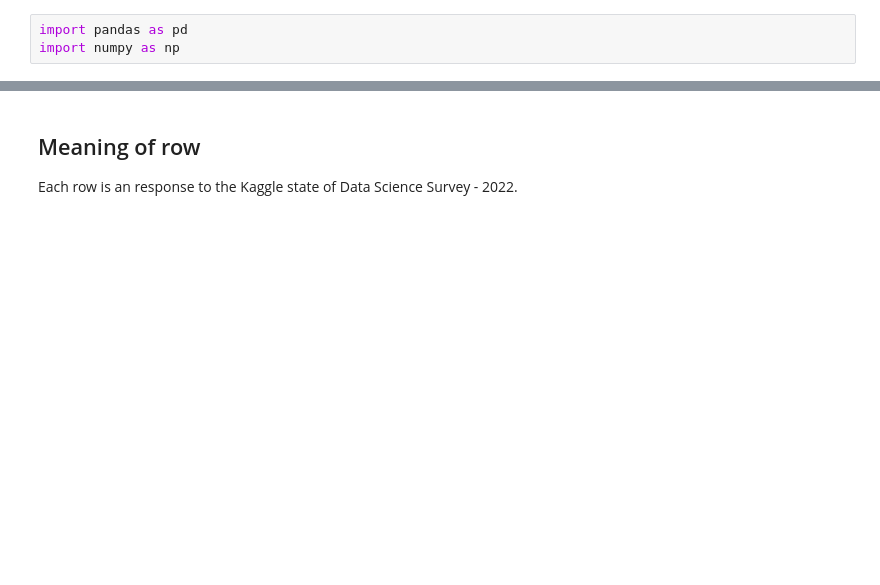
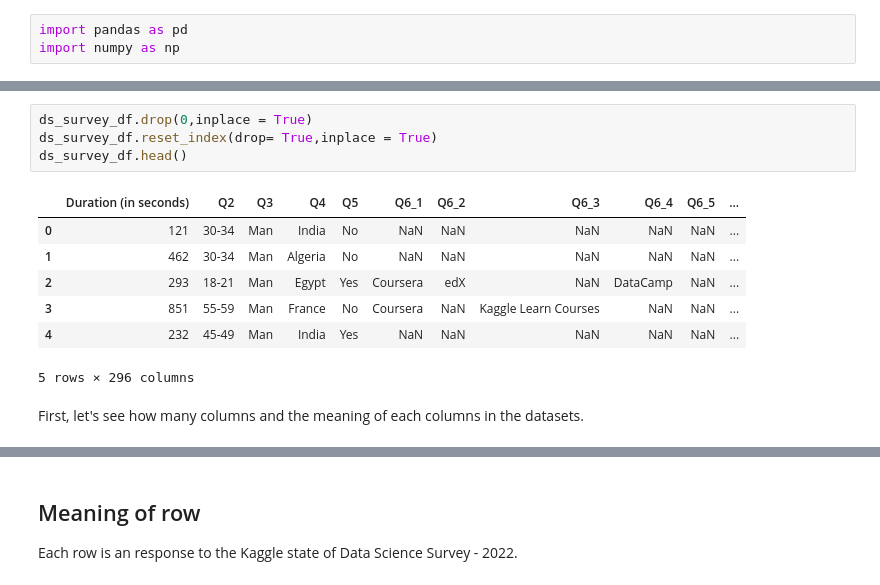
Before and after one commit to HTNam1710/P4DS_FinalProject, a Jupyter notebook: Source/data_exploration.ipynb, the cells around one changed output, grey strips where cells are left out. Cells and saved outputs as stored; diff of their text form; blank space fills up the shorter version.

```diff
--- a/Source/data_exploration.ipynb
+++ b/Source/data_exploration.ipynb
@@ -14 +22,15 @@ ds_survey_df = ds_survey_df.drop(0)
+# %%
+ds_survey_df.drop(0,inplace = True)
+ds_survey_df.reset_index(drop= True,inplace = True)
+ds_survey_df.head()
+# %% [output]
+|  | Duration (in seconds) | Q2 | Q3 | Q4 | Q5 | Q6_1 | Q6_2 | Q6_3 | Q6_4 | Q6_5 | ... |
+| 0 | 121 | 30-34 | Man | India | No | NaN | NaN | NaN | NaN | NaN | ... |
+| 1 | 462 | 30-34 | Man | Algeria | No | NaN | NaN | NaN | NaN | NaN | ... |
+| 2 | 293 | 18-21 | Man | Egypt | Yes | Coursera | edX | NaN | DataCamp | NaN | ... |
+| 3 | 851 | 55-59 | Man | France | No | Coursera | NaN | Kaggle Learn Courses | NaN | NaN | ... |
+| 4 | 232 | 45-49 | Man | India | Yes | NaN | NaN | NaN | NaN | NaN | ... |
+5 rows × 296 columns
+# %% [markdown]
+First, let's see how many columns and the meaning of each columns in the datasets.
 # %%
```
Also changed, not shown: parts of 35 cells of this notebook, 1 other file.
